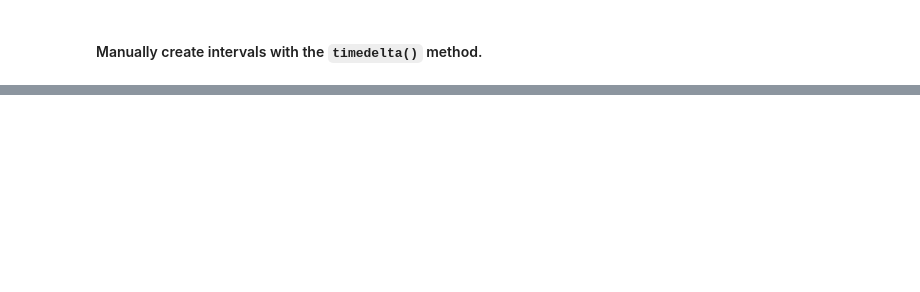
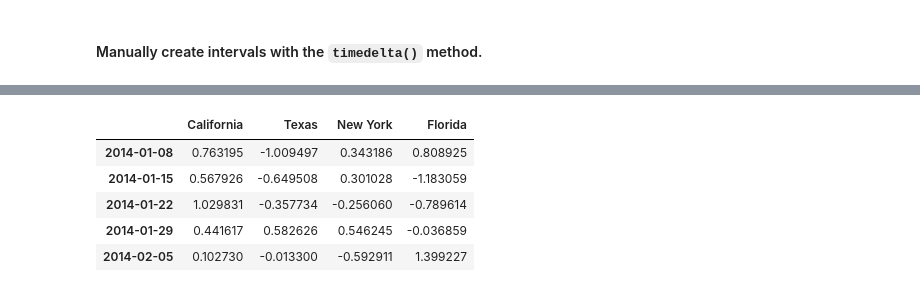
Before and after one commit to cvanderbush/time_series, a Jupyter notebook: time_series.ipynb, the cells around one changed output, grey strips where cells are left out. Saved outputs shown, nothing was run; the diff lists cells and outputs as text; code cells hidden in the pictures; blank space fills up the shorter version.

```diff
--- a/time_series.ipynb
+++ b/time_series.ipynb
@@ -162,0 +613,9 @@ datetime.datetime(2017, 7, 13, 0, 0)
+# %%
+long_df['2014-01-06':'2014-02-06']
+# %% [output]
+|  | California | Texas | New York | Florida |
+| 2014-01-08 | 0.763195 | -1.009497 | 0.343186 | 0.808925 |
+| 2014-01-15 | 0.567926 | -0.649508 | 0.301028 | -1.183059 |
+| 2014-01-22 | 1.029831 | -0.357734 | -0.256060 | -0.789614 |
+| 2014-01-29 | 0.441617 | 0.582626 | 0.546245 | -0.036859 |
+| 2014-02-05 | 0.102730 | -0.013300 | -0.592911 | 1.399227 |
```
Also changed, not shown: parts of 108 cells of this notebook.
